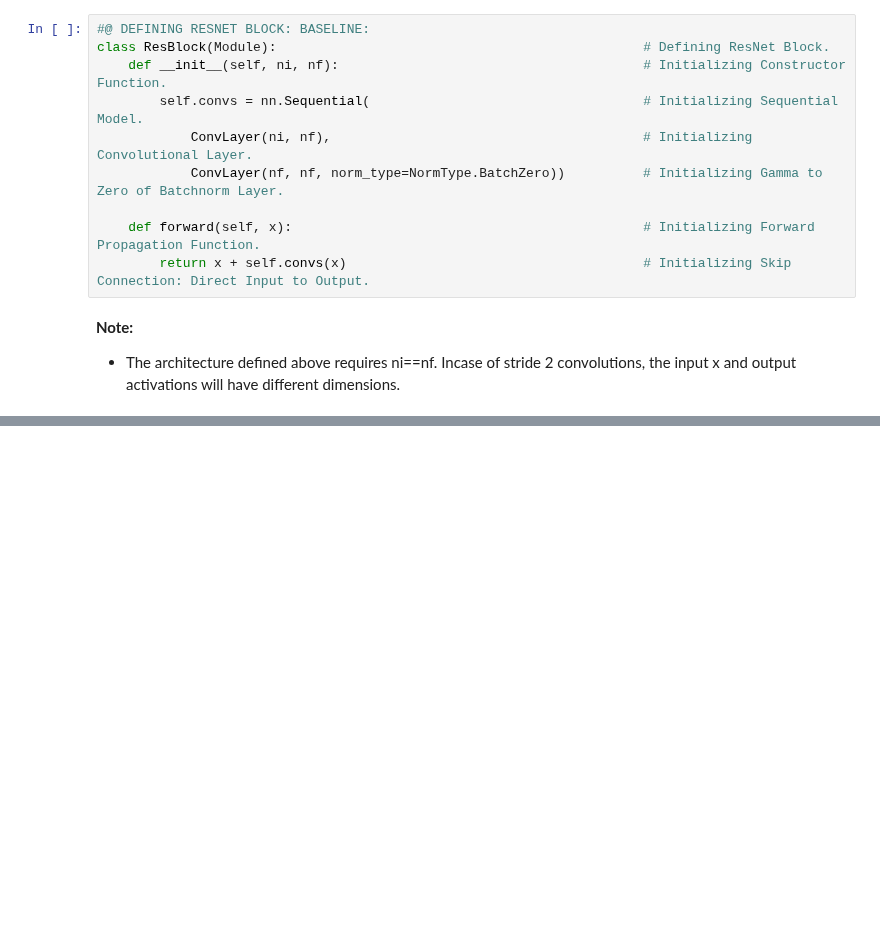
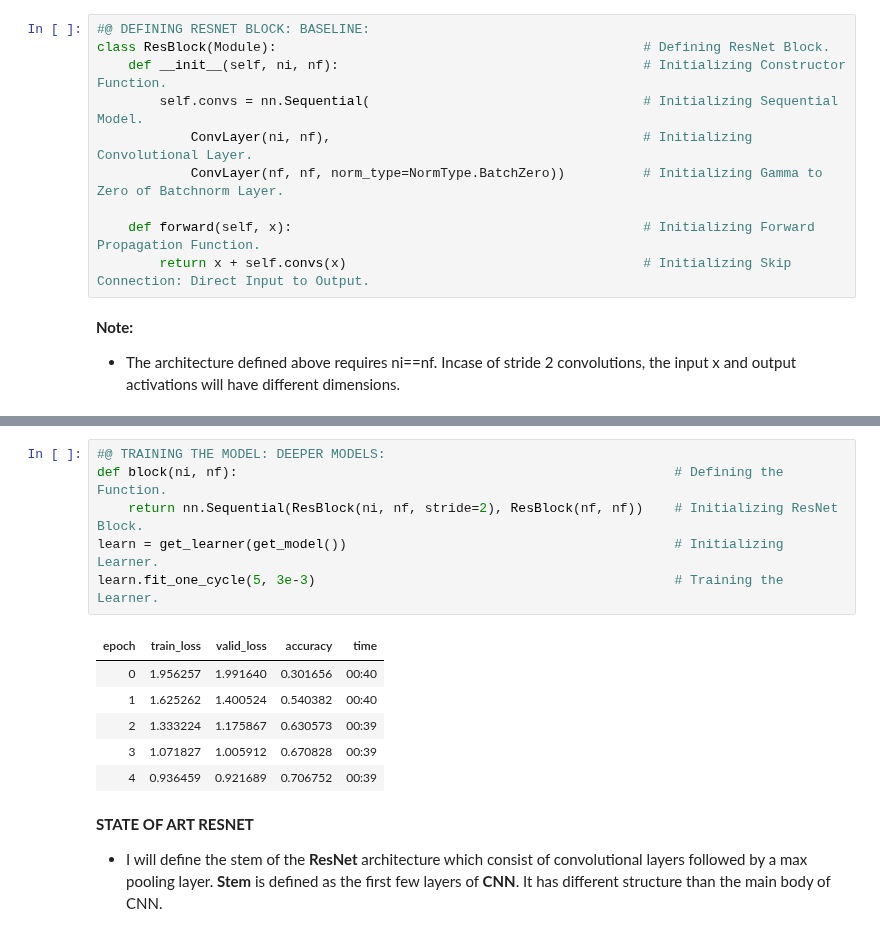
Before and after one commit to ThinamXx/Fastai, a Jupyter notebook: 13. ResNets/ResNets.ipynb, the cells around one changed output, grey strips where cells are left out. Saved outputs shown, nothing was run; the diff lists cells and outputs as text; blank space fills up the shorter version.

Commit message:
State of Art

```diff
--- a/13. ResNets/ResNets.ipynb
+++ b/13. ResNets/ResNets.ipynb
@@ -117,0 +131,16 @@ class ResBlock(Module):                                                   # Defi
+# %%
+#@ TRAINING THE MODEL: DEEPER MODELS:
+def block(ni, nf):                                                        # Defining the Function.
+    return nn.Sequential(ResBlock(ni, nf, stride=2), ResBlock(nf, nf))    # Initializing ResNet Block.
+learn = get_learner(get_model())                                          # Initializing Learner.
+learn.fit_one_cycle(5, 3e-3)                                              # Training the Learner.
+# %% [output]
+| epoch | train_loss | valid_loss | accuracy | time |
+| 0 | 1.956257 | 1.991640 | 0.301656 | 00:40 |
+| 1 | 1.625262 | 1.400524 | 0.540382 | 00:40 |
+| 2 | 1.333224 | 1.175867 | 0.630573 | 00:39 |
+| 3 | 1.071827 | 1.005912 | 0.670828 | 00:39 |
+| 4 | 0.936459 | 0.921689 | 0.706752 | 00:39 |
+# %% [markdown]
+**STATE OF ART RESNET**
+- I will define the stem of the **ResNet** architecture which consist of convolutional layers followed by a max pooling layer. **Stem** is defined as the first few layers of **CNN**. It has different structure than the main body of CNN.
```
Also changed, not shown: parts of 7 cells of this notebook.
